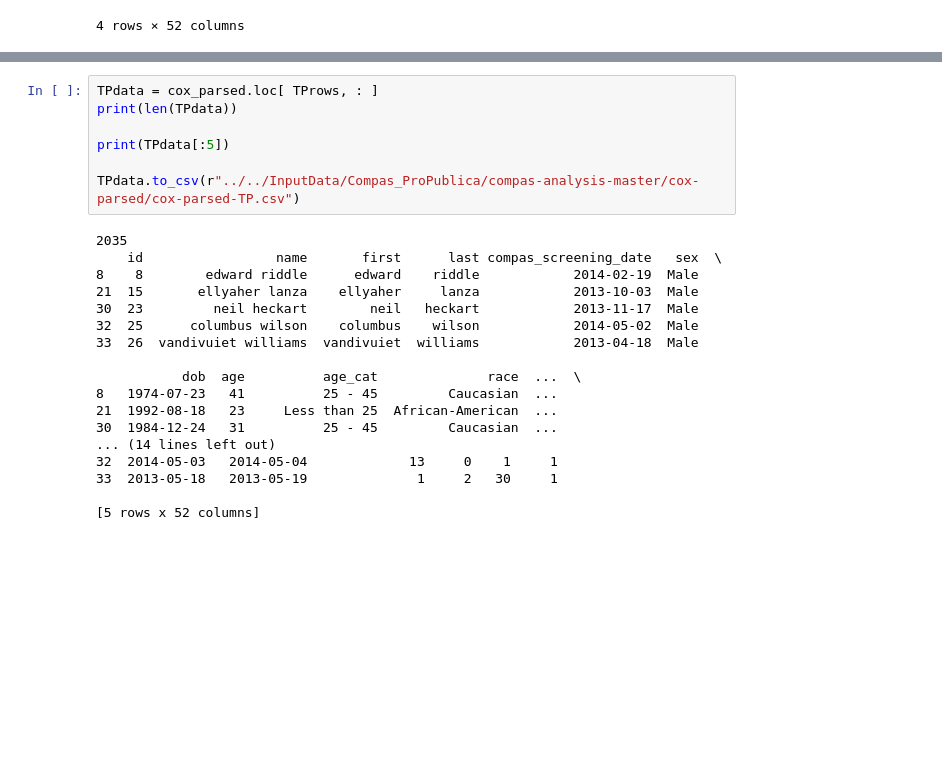
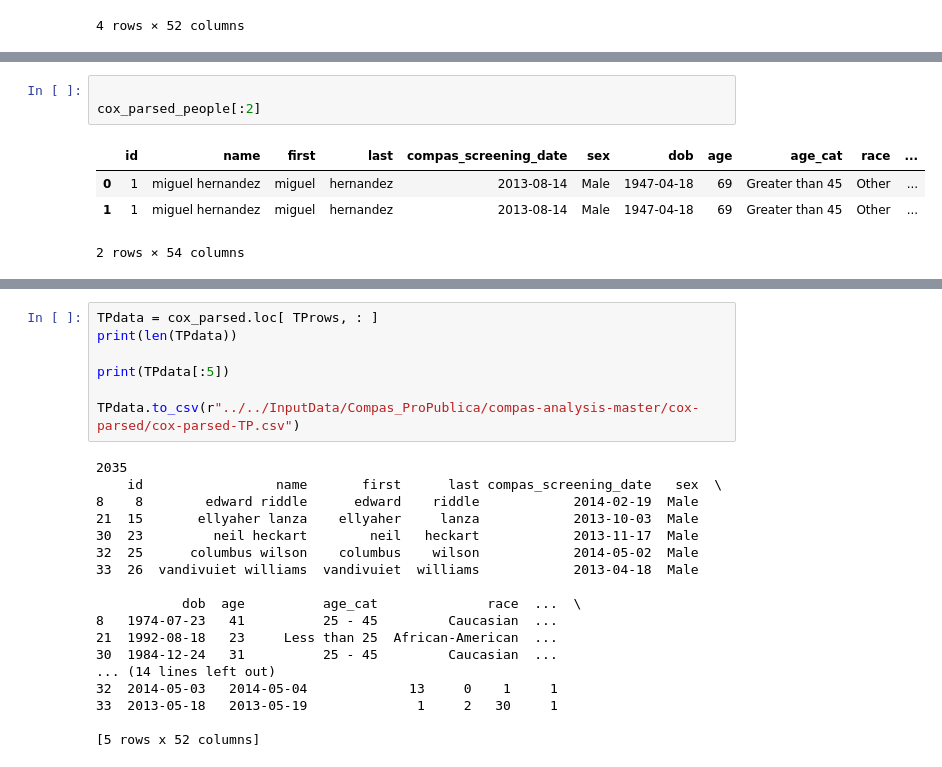
Before and after one commit to JinyangLi01/UnfairlyTreatedGroupDetection, a Jupyter notebook: Coding/DataPreprocessing/CompasDataset_do_as_propublica.ipynb, the cells around one changed output, grey strips where cells are left out. Saved outputs shown, nothing was run; the diff lists cells and outputs as text; blank space fills up the shorter version.

```diff
--- a/Coding/DataPreprocessing/CompasDataset_do_as_propublica.ipynb
+++ b/Coding/DataPreprocessing/CompasDataset_do_as_propublica.ipynb
@@ -167,0 +173,8 @@ cox_parsed[:4]
+# %%
+
+cox_parsed_people[:2]
+# %% [output]
+|  | id | name | first | last | compas_screening_date | sex | dob | age | age_cat | race | ... |
+| 0 | 1 | miguel hernandez | miguel | hernandez | 2013-08-14 | Male | 1947-04-18 | 69 | Greater than 45 | Other | ... |
+| 1 | 1 | miguel hernandez | miguel | hernandez | 2013-08-14 | Male | 1947-04-18 | 69 | Greater than 45 | Other | ... |
+2 rows × 54 columns
```
Also changed, not shown: parts of 14 cells of this notebook, 2 other files.
